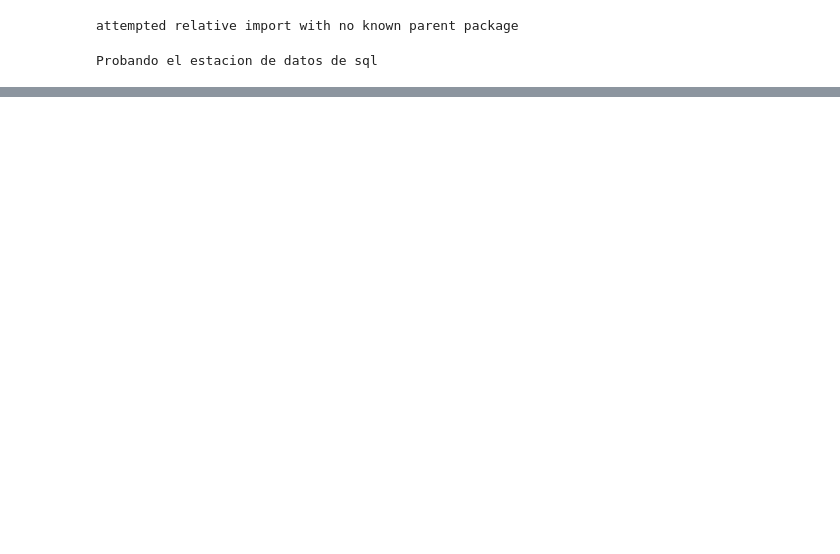
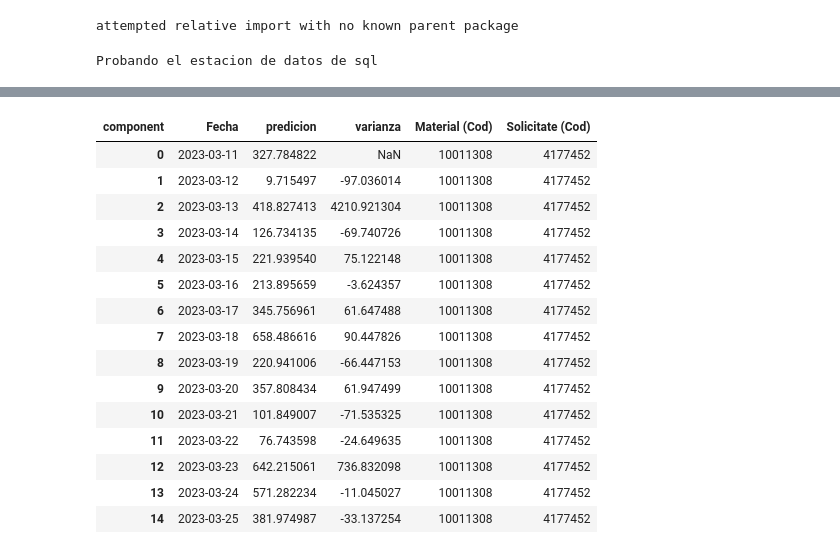
Before and after one commit to brayanfz013/app_predicction, a Jupyter notebook: notebooks/Predict.ipynb, the cells around one changed output, grey strips where cells are left out. Saved outputs shown, nothing was run; the diff lists cells and outputs as text; code cells hidden in the pictures; blank space fills up the shorter version.

```diff
--- a/notebooks/Predict.ipynb
+++ b/notebooks/Predict.ipynb
@@ -190,0 +184,32 @@ display_forecast(predicciones, modelo.tunne_parameter.data, "7 day", start_date=
+# %%
+filter = []
+for filter_list in parameters['filter_data']:
+    if 'feature' in filter_list:
+        filter.append(parameters['filter_data'][filter_list])
+
+for adding_data  in filter:
+    data_frame_predicciones[str(adding_data)] = adding_data
+
+new_names = list(parameters['query_template_write']['columns'].values())
+rename= {x:y for x,y in zip(list(data_frame_predicciones.columns),new_names)}
+
+data_frame_predicciones.rename(columns=rename,inplace=True)
+# %%
+data_frame_predicciones
+# %% [output]
+| component | Fecha | predicion | varianza | Material (Cod) | Solicitate (Cod) |
+| 0 | 2023-03-11 | 327.784822 | NaN | 10011308 | 4177452 |
+| 1 | 2023-03-12 | 9.715497 | -97.036014 | 10011308 | 4177452 |
+| 2 | 2023-03-13 | 418.827413 | 4210.921304 | 10011308 | 4177452 |
+| 3 | 2023-03-14 | 126.734135 | -69.740726 | 10011308 | 4177452 |
+| 4 | 2023-03-15 | 221.939540 | 75.122148 | 10011308 | 4177452 |
+| 5 | 2023-03-16 | 213.895659 | -3.624357 | 10011308 | 4177452 |
+| 6 | 2023-03-17 | 345.756961 | 61.647488 | 10011308 | 4177452 |
+| 7 | 2023-03-18 | 658.486616 | 90.447826 | 10011308 | 4177452 |
+| 8 | 2023-03-19 | 220.941006 | -66.447153 | 10011308 | 4177452 |
+| 9 | 2023-03-20 | 357.808434 | 61.947499 | 10011308 | 4177452 |
+| 10 | 2023-03-21 | 101.849007 | -71.535325 | 10011308 | 4177452 |
+| 11 | 2023-03-22 | 76.743598 | -24.649635 | 10011308 | 4177452 |
+| 12 | 2023-03-23 | 642.215061 | 736.832098 | 10011308 | 4177452 |
+| 13 | 2023-03-24 | 571.282234 | -11.045027 | 10011308 | 4177452 |
+| 14 | 2023-03-25 | 381.974987 | -33.137254 | 10011308 | 4177452 |
```
Also changed, not shown: parts of 30 cells of this notebook, 25 other files.
